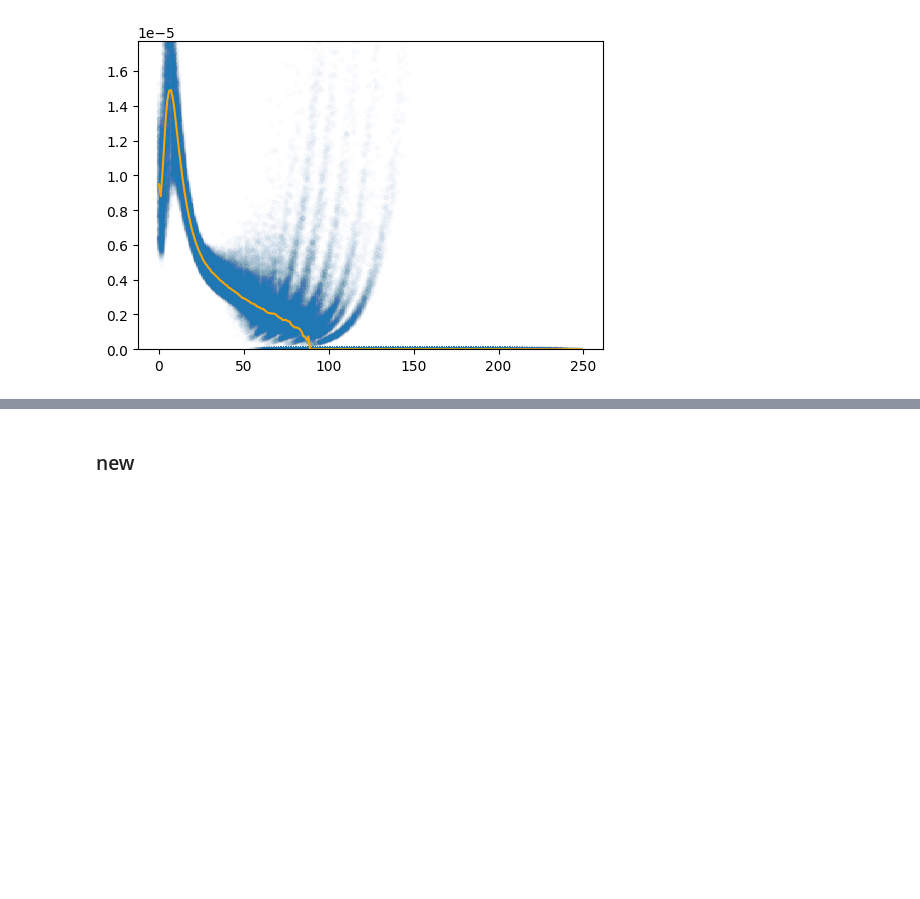
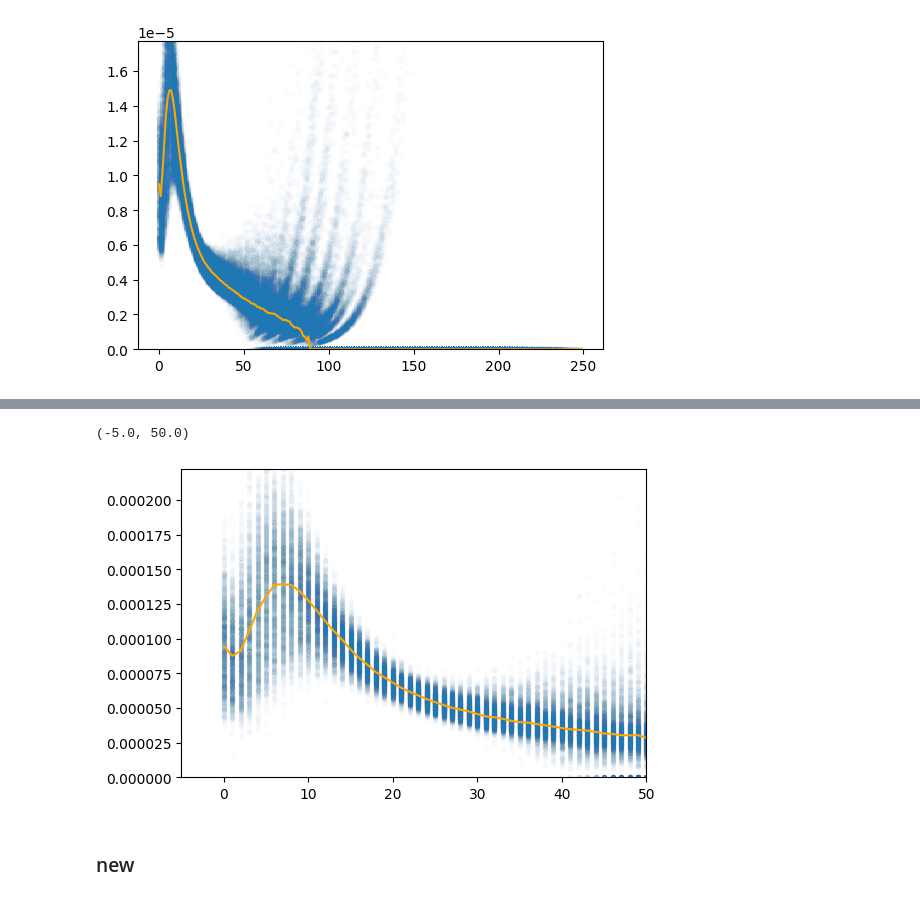
Before and after one commit to Mpkosh/network_hybrid_33, a Jupyter notebook: save_median.ipynb, the cells around one changed output, grey strips where cells are left out. Saved outputs shown, nothing was run; the diff lists cells and outputs as text; code cells hidden in the pictures; blank space fills up the shorter version.

```diff
--- a/save_median.ipynb
+++ b/save_median.ipynb
@@ -82,3 +79,10 @@ save_median(seed_dirs='initial_data/initial_data_ba_100000/',
+# %%
+save_median('initial_data/initial_data_ba_10000/',
+           df_seeds)
+plt.xlim(-5, 50)
+# %% [output]
+(-5.0, 50.0)
+[figure, added]
 # %% [markdown]
 ### new
 # %%
```
Also changed, not shown: parts of 5 cells of this notebook, 41 other files.
